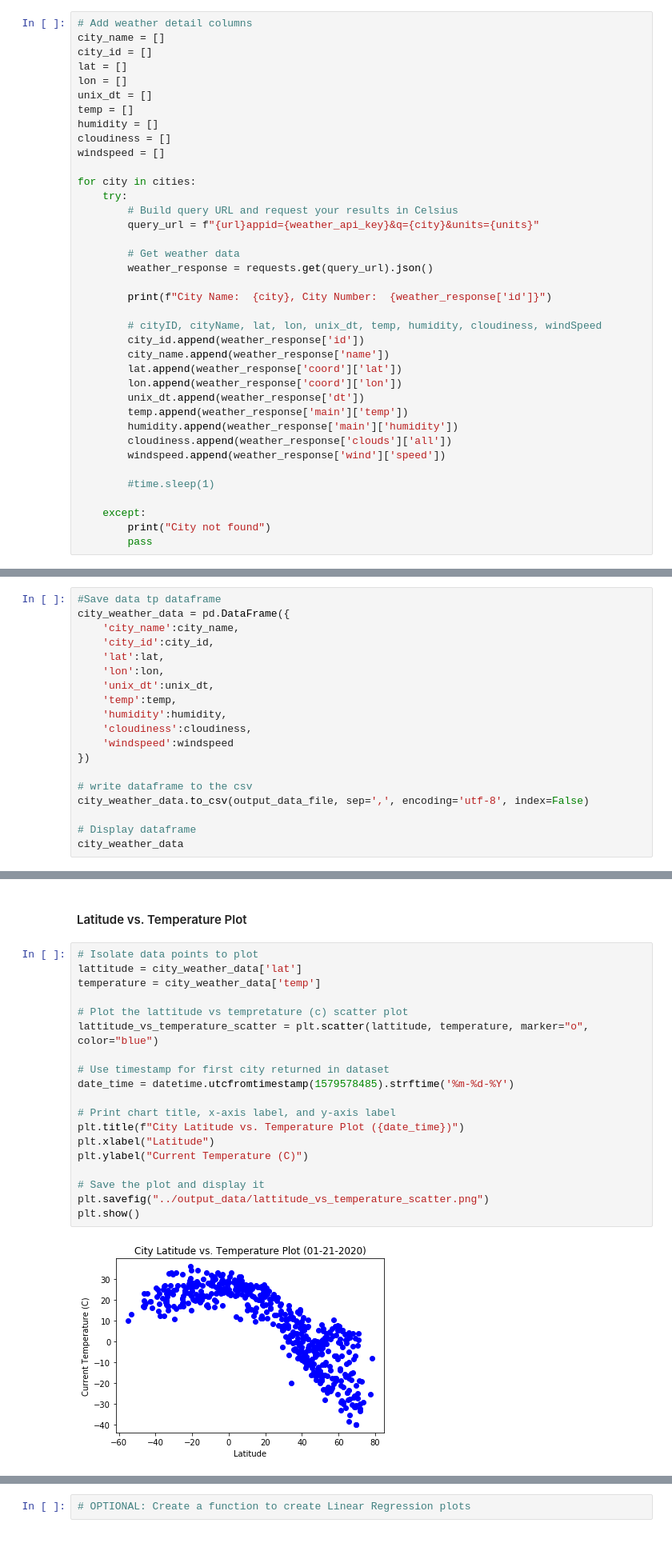
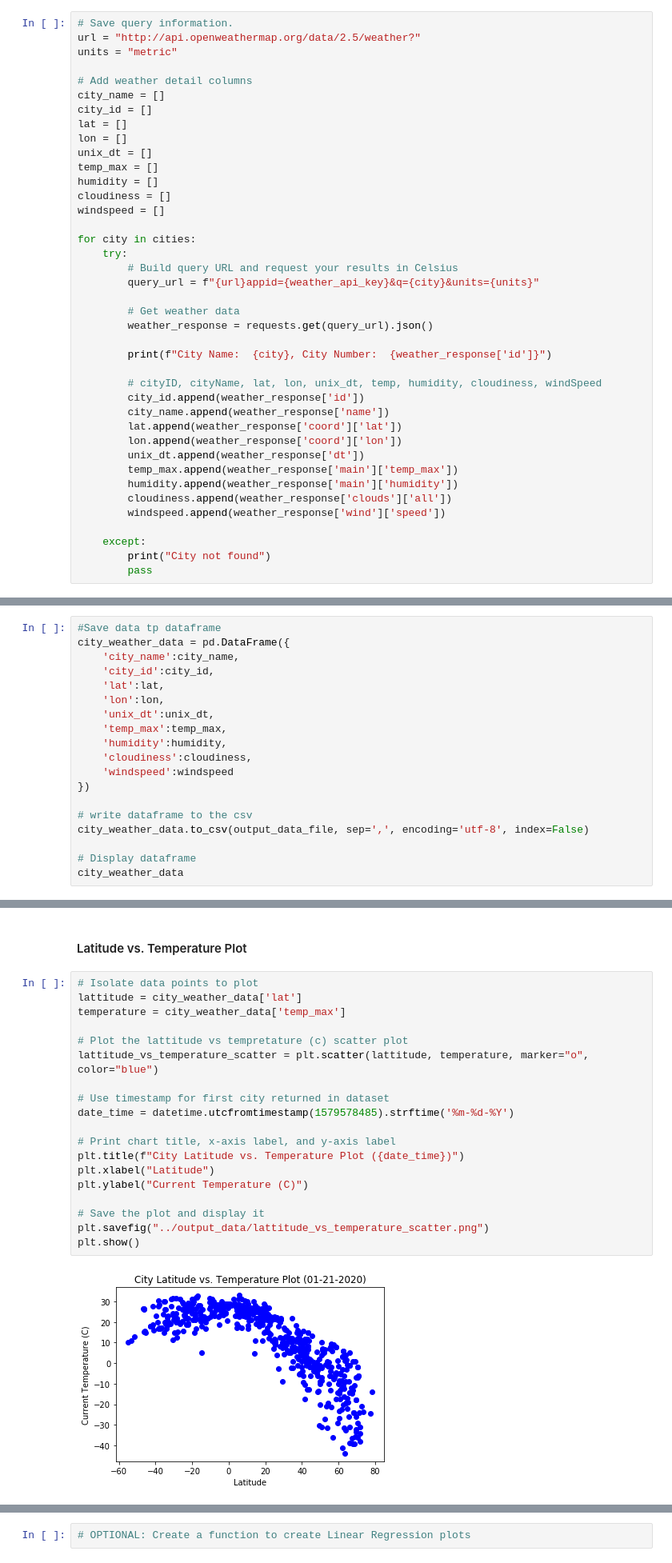
Before and after one commit to kirpatrick/python-api-challenge, a Jupyter notebook: WeatherPy/WeatherPy.ipynb, the cells around one changed output, grey strips where cells are left out. Shown at 80% size. Saved outputs shown, nothing was run; the diff lists cells and outputs as text.

Commit message:
Fixed missing url reference.  Changed temp to max_temp.

```diff
--- a/WeatherPy/WeatherPy.ipynb
+++ b/WeatherPy/WeatherPy.ipynb
@@ -63,13 +63,17 @@ len(cities)
 * Perform a weather check on each city using a series of successive API calls.
 * Include a print log of each city as it'sbeing processed (with the city number and city name).
 # %%
+# Save query information.
+url = "http://api.openweathermap.org/data/2.5/weather?"
+units = "metric"
+
 # Add weather detail columns
 city_name = []
 city_id = []
 lat = []
 lon = []
 unix_dt = []
-temp = []
+temp_max = []
 humidity = []
 cloudiness = []
 windspeed = []
@@ -90,13 +94,11 @@ for city in cities:
         lat.append(weather_response['coord']['lat'])
         lon.append(weather_response['coord']['lon'])
         unix_dt.append(weather_response['dt'])
-        temp.append(weather_response['main']['temp'])
+        temp_max.append(weather_response['main']['temp_max'])
         humidity.append(weather_response['main']['humidity'])
         cloudiness.append(weather_response['clouds']['all'])
         windspeed.append(weather_response['wind']['speed'])
 
-        #time.sleep(1)
-
     except:
         print("City not found")
         pass
@@ -135,7 +137,7 @@ city_weather_data = pd.DataFrame({
     'lat':lat,
     'lon':lon,
     'unix_dt':unix_dt,
-    'temp':temp,
+    'temp_max':temp_max,
     'humidity':humidity,
     'cloudiness':cloudiness,
     'windspeed':windspeed
@@ -169,21 +171,21 @@ city_weather_data
 # %%
 # Isolate data points to plot
 lattitude = city_weather_data['lat']
-temperature = city_weather_data['temp']
+temperature = city_weather_data['temp_max']
 
 # Plot the lattitude vs tempretature (c) scatter plot
 lattitude_vs_temperature_scatter = plt.scatter(lattitude, temperature, marker="o", color="blue")
 
 # Use timestamp for first city returned in dataset
 date_time = datetime.utcfromtimestamp(1579578485).strftime('%m-%d-%Y')
 
 # Print chart title, x-axis label, and y-axis label
 plt.title(f"City Latitude vs. Temperature Plot ({date_time})")
 plt.xlabel("Latitude")
 plt.ylabel("Current Temperature (C)")
 
 # Save the plot and display it
 plt.savefig("../output_data/lattitude_vs_temperature_scatter.png")
 plt.show()
 # %% [output]
-[figure, old version]
+[figure, new version]
```
Also changed, not shown: parts of 14 cells of this notebook, 5 other files.
